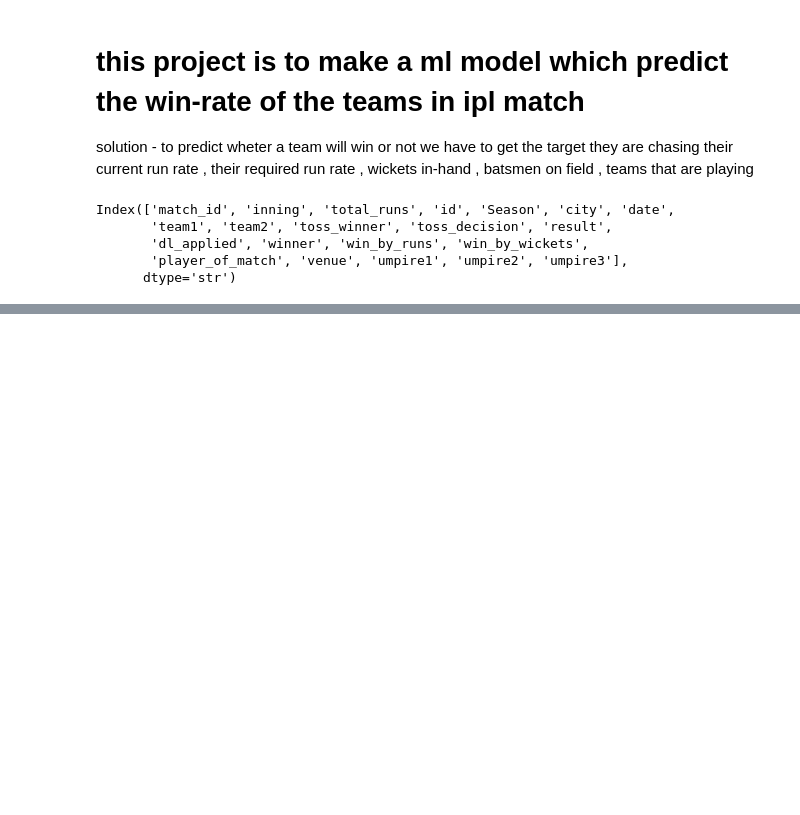
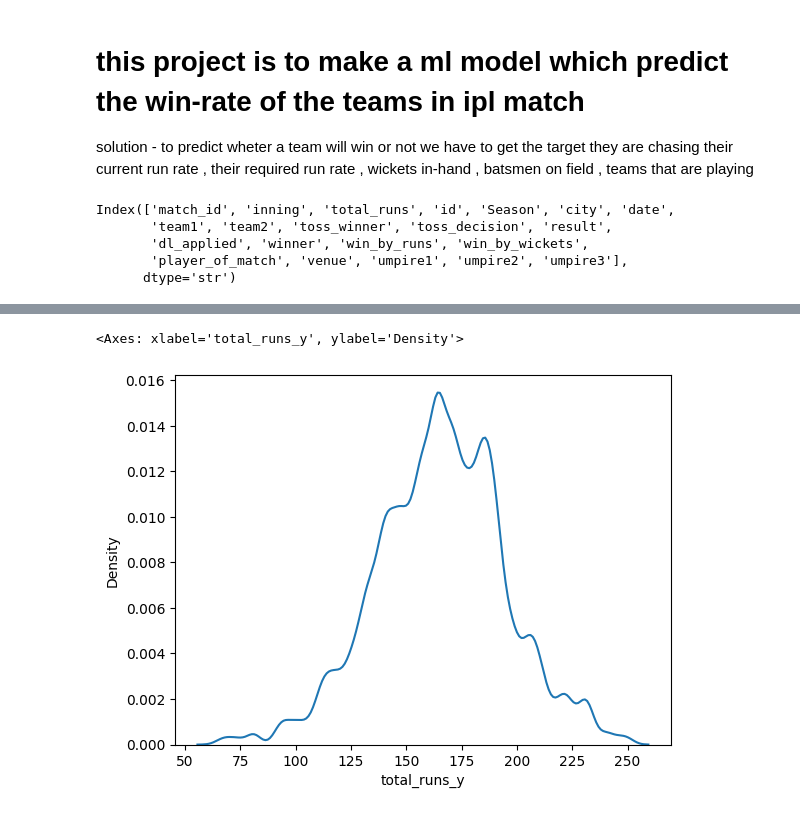
Before and after one commit to aditya002212-hash/mlfoundation, a Jupyter notebook: ml-project01/iplpredictor.ipynb, the cells around one changed output, grey strips where cells are left out. Drawn from its saved outputs; the diff is of its cells as text; code cells hidden in the pictures; blank space fills up the shorter version.

```diff
--- a/ml-project01/iplpredictor.ipynb
+++ b/ml-project01/iplpredictor.ipynb
@@ -88,5 +88,5 @@ df_f['result']=df_f.apply(check,axis=1)
 # <--------------------------------------------------------------------->
 
 # extracting useful columns
-train=df_f[df_f['inning']==2][['batting_team','bowling_team','winner','current_score', 'run_left',
+train=df_f[df_f['inning']==2][['batting_team','bowling_team','current_score', 'run_left',
       'ball_left', 'wickets_left', 'crr', 'rrr','total_runs_y','result']]
@@ -95,3 +93,3 @@ train=df_f[df_f['inning']==2][['batting_team','bowling_team','winner','current_s
 # %%
 # final training data
-train.head(10)
+train=train.sample(train.shape[0])
@@ -109,0 +103,5 @@ train.head(10)
+# %%
+sns.kdeplot(data=train,x='total_runs_y')
+# %% [output]
+<Axes: xlabel='total_runs_y', ylabel='Density'>
+[figure, added]
```
Also changed, not shown: parts of 3 cells of this notebook.
